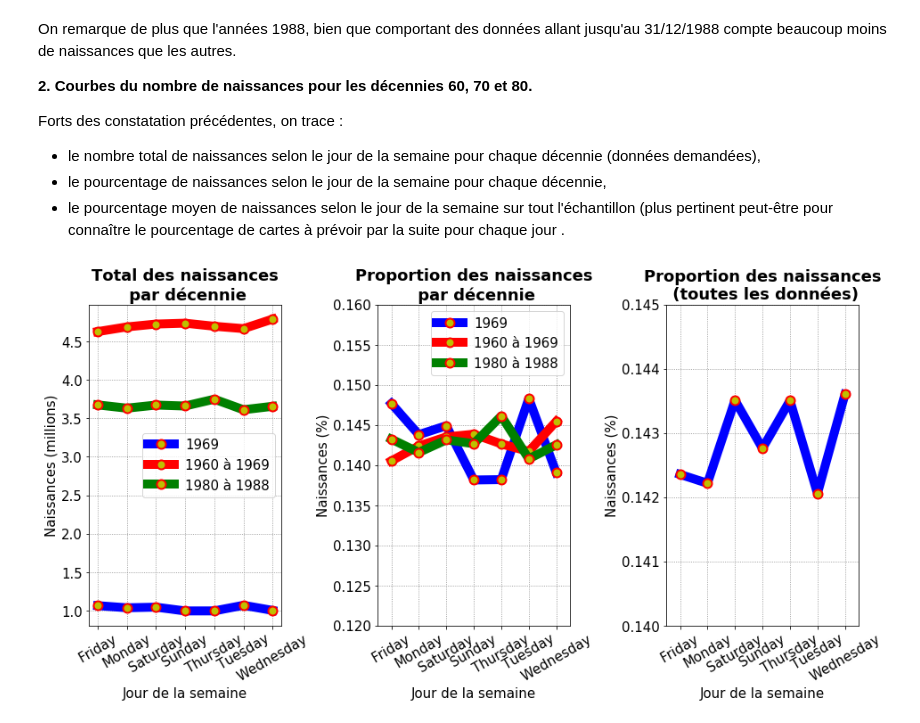
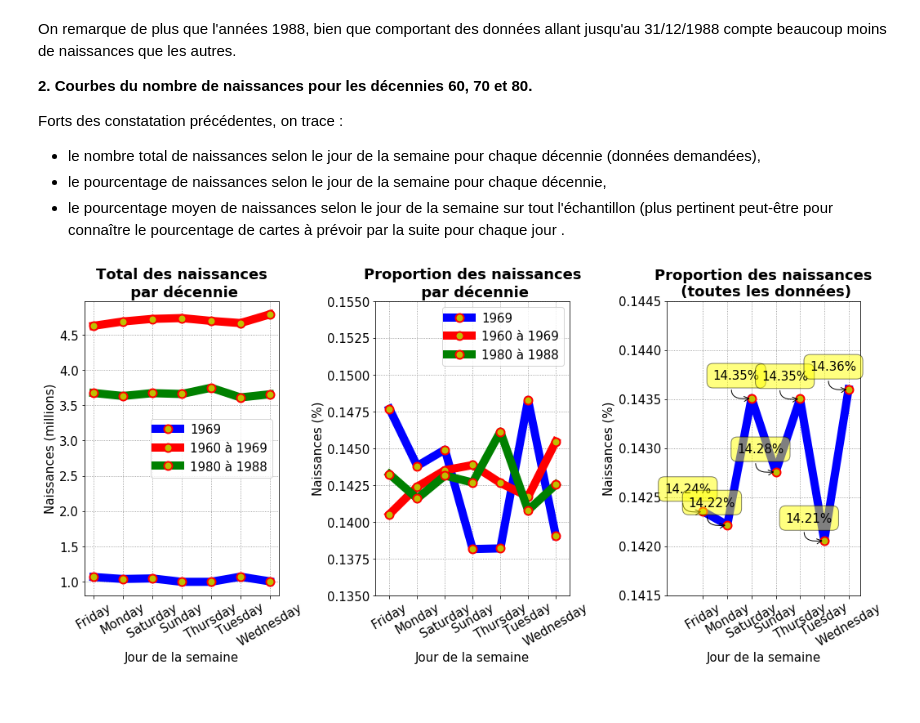
Before and after one commit to SmellyArmure/04-Jupyter, a Jupyter notebook: Exo-CartesVoeux/Exo-CartesVoeux.ipynb, the cells around one changed output. Drawn from its saved outputs; the diff is of its cells as text; code cells hidden in the pictures; blank space fills up the shorter version.

Commit message:
Suite de la finalisation : tableau final en plus (affichage de jours à régler + pbe de filtrage des dates).

```diff
--- a/Exo-CartesVoeux/Exo-CartesVoeux.ipynb
+++ b/Exo-CartesVoeux/Exo-CartesVoeux.ipynb
@@ -240,9 +242,9 @@ y_60 = birth_pt.iloc[0].values
 y_70 = birth_pt.iloc[1].values
 y_80 = birth_pt.iloc[2].values
 
-fig = plt.figure(figsize=(20,5))
+fig = plt.figure(figsize=(22,5))
 
-# Nombre de naissances selon le jour de la semaine pour les trois décennies
+# Graphe 1 : Nombre de naissances selon le jour de la semaine pour les trois décennies
 
 plot1 = plt.subplot(1, 3, 1)
 
@@ -267,7 +269,7 @@ plt.grid(color='grey', linestyle='dotted')
 plt.xticks(range(7), ind, rotation=30)
 plt.legend(loc='best')
 
-## Pourcentage des naissances pour chaque jour
+## Graphe 2 : Pourcentage des naissances pour chaque jour
 
 plot2 = plt.subplot(1, 3, 2)
 
@@ -280,35 +282,46 @@ plot2.plot(range(len(y_70)),(y_70/np.sum(y_70)), \
          ms = 10, mfc = 'y', mec='red',  mew = 2, \
          label='1960 à 1969',zorder = 10)
 plot2.plot(range(len(y_80)),(y_80/np.sum(y_80)), \
          'o', c='green', lw=10, ls='solid', \
          ms = 10, mfc = 'y', mec='red',  mew = 2, \
          label='1980 à 1988',zorder = 15)
 ax2 = plt.title("Proportion des naissances\n par décennie",fontweight="bold")
 plt.xlabel("Jour de la semaine")
 plt.ylabel("Naissances (%)")
 plt.rcParams.update({'font.size': 15})
-plt.axis([-0.5, 6.5, 0.12, 0.16])
+plt.axis([-0.5, 6.5, 0.135, 0.155])
 plt.grid(color='grey', linestyle='dotted')
 plt.xticks(range(7), ind, rotation=30)
 plt.legend(loc='best')
 
-## Pourcentage des naissances pour chaque jour
+## Graphe 3 : Pourcentage des naissances pour chaque jour
 
 plot3 = plt.subplot(1, 3, 3)
 
-plot3.plot(range(len(y)),(y/np.sum(y)), \
+
+my_x = range(len(y))
+my_y = y/np.sum(y)
+
+plot3 = plt.plot(my_x, my_y, \
          'o', c='blue', lw=10, ls='solid', \
          ms = 10, mfc = 'y', mec='red',  mew = 2)
 ax3 = plt.title("Proportion des naissances\n (toutes les données)",fontweight="bold")
 plt.xlabel("Jour de la semaine")
 plt.ylabel("Naissances (%)")
 plt.rcParams.update({'font.size': 15})
-plt.axis([-0.5, 6.5, 0.14, 0.145])
+plt.axis([-1.5, 6.5, 0.1415, 0.1445])
 plt.grid(color='grey', linestyle='dotted')
 plt.xticks(range(7), ind, rotation=30)
+
+labels = ['{:2.2f}%'.format(100*my_y[i]) for i in range(len(my_y))]
+for label, my_x, my_y in zip(labels, my_x, my_y):
+    plt.annotate(label, xy=(my_x, my_y), xytext=(10, 20),
+        textcoords='offset points', ha='right', va='bottom',
+        bbox=dict(boxstyle='round,pad=0.5', fc='yellow', alpha=0.5),
+        arrowprops=dict(arrowstyle = '->', connectionstyle='arc3,rad=1'))
 
 plt.gcf().subplots_adjust(left = 0.1, bottom = 0.2, right = 0.7, top = 1.2, wspace = 0.5, hspace = 0.2)
 
 plt.show()
 # %% [output]
-[figure, old version]
+[figure, new version]
```
Also changed, not shown: parts of 5 cells of this notebook.
